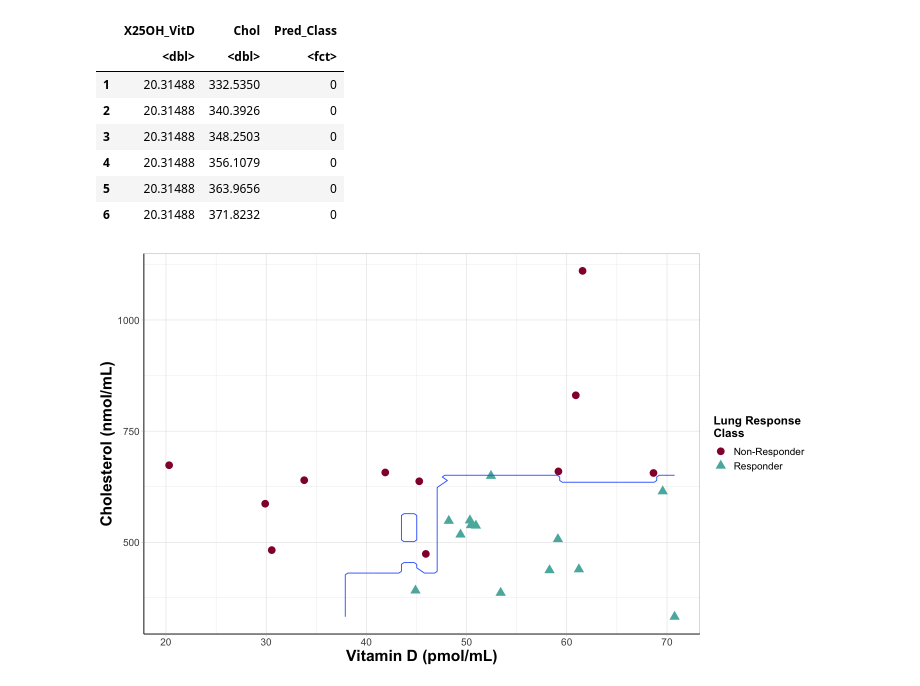
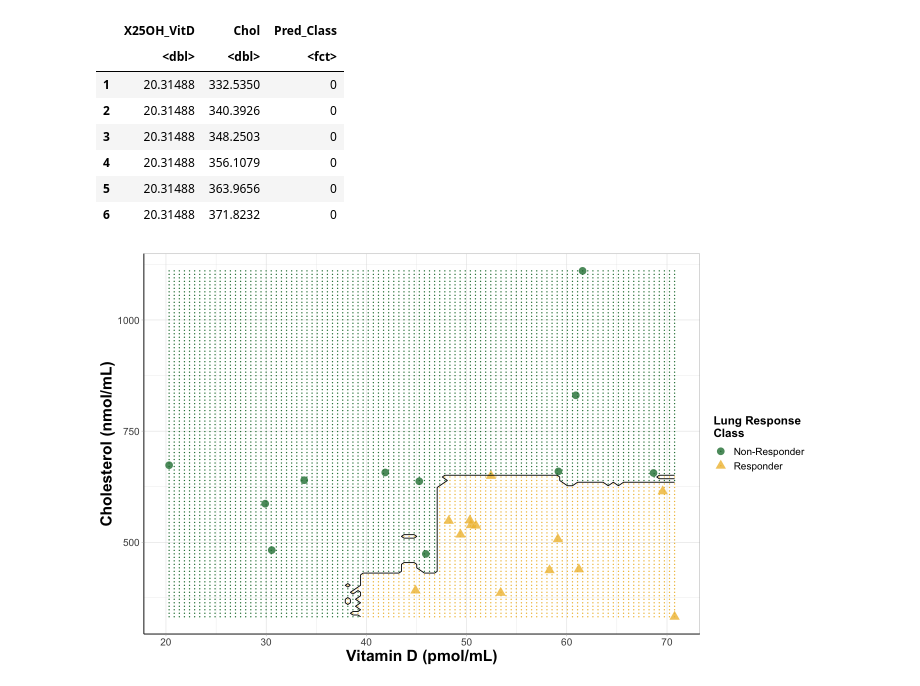
Before and after one commit to UNC-CEMALB/Ozone-exposure-is-associated-with-alterations-in-lung-and-systemic-sterol-profiles-in-healthy-and-as, a Jupyter notebook: 3. ML Visualization/Decision Boundary Plot.ipynb, the cells around one changed output. Drawn from its saved outputs; the diff is of its cells as text; code cells hidden in the pictures.

```diff
--- a/3. ML Visualization/Decision Boundary Plot.ipynb
+++ b/3. ML Visualization/Decision Boundary Plot.ipynb
@@ -161,14 +163,16 @@ boundary(rf_model, smaller_data, class = "Lung_Responder")
 # %% [markdown]
 Version 2
 # %%
-boundary2 <- function(model, data, class = NULL, predict_type = "class",
+#obtaining grid values and predictions visualize using ggplot
+get_grid_df <- function(model, data, class = NULL, predict_type = "class",
   resolution = 100, showgrid = TRUE, ...) {
 
+  #plotting original data
   if(!is.null(class)) cl <- data[,class] else cl <- 1
   data <- data[,1:2]
   k <- length(unique(cl))
 
-  # make grid
+  # make grid (between min and max for each variable)
   r <- sapply(data, range, na.rm = TRUE)
   xs <- seq(r[1,1], r[2,1], length.out = resolution)
   ys <- seq(r[1,2], r[2,2], length.out = resolution)
@@ -185,8 +189,8 @@ boundary2 <- function(model, data, class = NULL, predict_type = "class",
 }
 
 
-g_df = boundary2(rf_model, smaller_data, class = "Lung_Responder")
-head(g_df)
+grid_df = get_grid_df(rf_model, smaller_data, class = "Lung_Responder")
+head(grid_df)
 # %% [output]
 A data.frame: 6 × 3
 |  | X25OH_VitD | Chol | Pred_Class |
@@ -199,30 +203,34 @@ A data.frame: 6 × 3
 | 6 | 20.31488 | 371.8232 | 0 |
 # %%
 options(repr.plot.width=12, repr.plot.height=7) #changing size
-ggplot() +
+
+#choosing palette from package
+metbrewer_colors = MetPalettes$Lakota[[1]]
+
+Figure3 = ggplot() +
   geom_point(data = lung_resp_df, aes(x = X25OH_VitD, y = Chol, color = Lung_Responder, shape = Lung_Responder),
-            size = 4) +
-  #geom_contour(data = g_df, aes(x = X25OH_VitD, y = Chol, z = as.numeric(Pred_Class)), color = "black", breaks = 0.5) +
-#   geom_contour(data = g_df, aes(x = X25OH_VitD, y = Chol, z = as.numeric(Pred_Class == "0"), color = "0"),
-#                breaks = 0.5) +
-  geom_contour(data = g_df, aes(x = X25OH_VitD, y = Chol, z = as.numeric(Pred_Class == "1")),
-               breaks = 0.5) +
+            size = 4, alpha = 0.8) +
+  geom_contour(data = grid_df, aes(x = X25OH_VitD, y = Chol, z = as.numeric(Pred_Class == "1")), color = "black",
+               breaks = 0.5) + #adds contour line
+  geom_point(data = grid_df, aes(x = X25OH_VitD, y = Chol, color = Pred_Class), size = 0.1) + #shades plot
 
   theme_light() +
   theme(axis.line = element_line(colour = "black"), #making x and y axes black
         axis.text = element_text(size = 12), #changing size of x axis labels
         axis.title = element_text(face = "bold", size = rel(1.7)), #changes axis titles
         legend.title = element_text(face = 'bold', size = 14), #changes legend title
         legend.text = element_text(size = 12), #changes legend text
         strip.text.x = element_text(size = 15, face = "bold"), #changes size of facet x axis
         strip.text.y = element_text(size = 15, face = "bold")) + #changes size of facet y axis
   labs(x = 'Vitamin D (pmol/mL)', y = 'Cholesterol (nmol/mL)') + #changing axis labels
 
   scale_color_manual(name = "Lung Response \nClass",
-                      values = c('#93003a','#5ab4ac'),
+                      values = c(metbrewer_colors[5], metbrewer_colors[2]),
                       labels = c('Non-Responder','Responder')) + #reordering
   scale_shape_manual(name = "Lung Response \nClass",
                      values = c(16,17),
                      labels = c('Non-Responder','Responder'))
+
+Figure3
 # %% [output]
-[figure, old version]
+[figure, new version]
```
Also changed, not shown: parts of 5 cells of this notebook, 1 other file.
